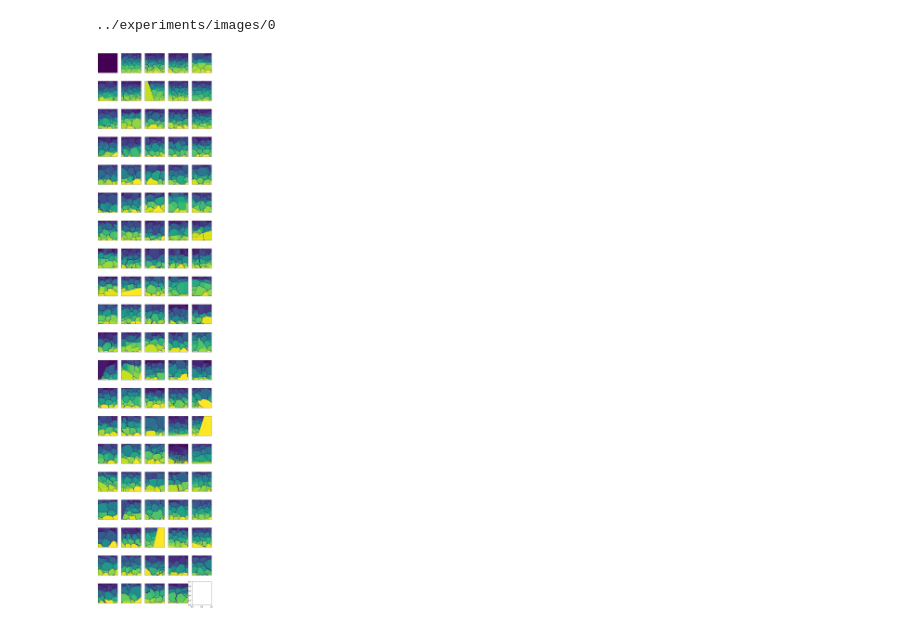
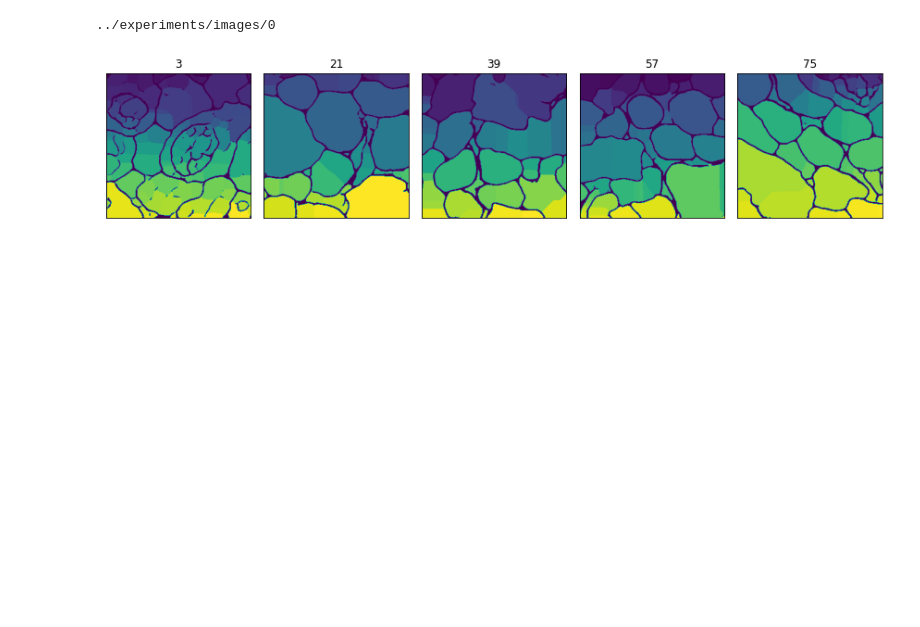
Before and after one commit to bbarad/defects_DLMBL, a Jupyter notebook: notebooks/Affinity_Segmenter.ipynb, the cells around one changed output. Cells and saved outputs as stored; diff of their text form; code cells hidden in the pictures; blank space fills up the shorter version.

```diff
--- a/notebooks/Affinity_Segmenter.ipynb
+++ b/notebooks/Affinity_Segmenter.ipynb
@@ -30,15 +31,21 @@ for item in affinity_list:
     segmentations.append(segmentation)
 # %%
 n_col = 5
-n_row = 20
-_, axs = plt.subplots(n_row, n_col, figsize=(12, 60))
-axs = axs.flatten()[:len(segmentations)]
-for img, ax in zip(segmentations, axs):
+n_row = 1
+fig, axs = plt.subplots(n_row, n_col, figsize=(12, 5))
+sample_data = [segmentations[3+18*i] for i in range(5)]
+axs = axs.flatten()
+i = 3
+for img, ax in zip(sample_data, axs):
     ax.imshow(img[0,...])
     ax.xaxis.set_visible(False)
     ax.yaxis.set_visible(False)
+    ax.set_title(i)
+    i += 18
 
 
+plt.tight_layout()
 plt.show()
+fig.savefig('seg_grid.png')
 # %% [output]
-[figure, old version]
+[figure, new version]
```
Also changed, not shown: parts of 1 cell of this notebook.
